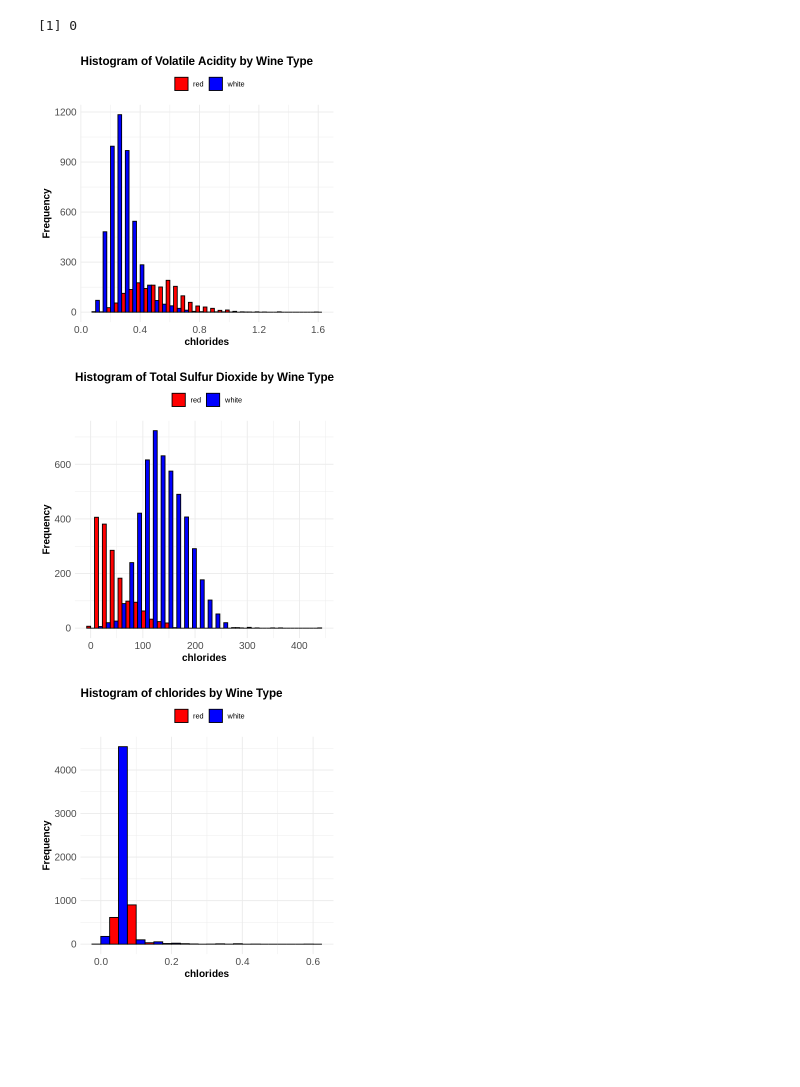
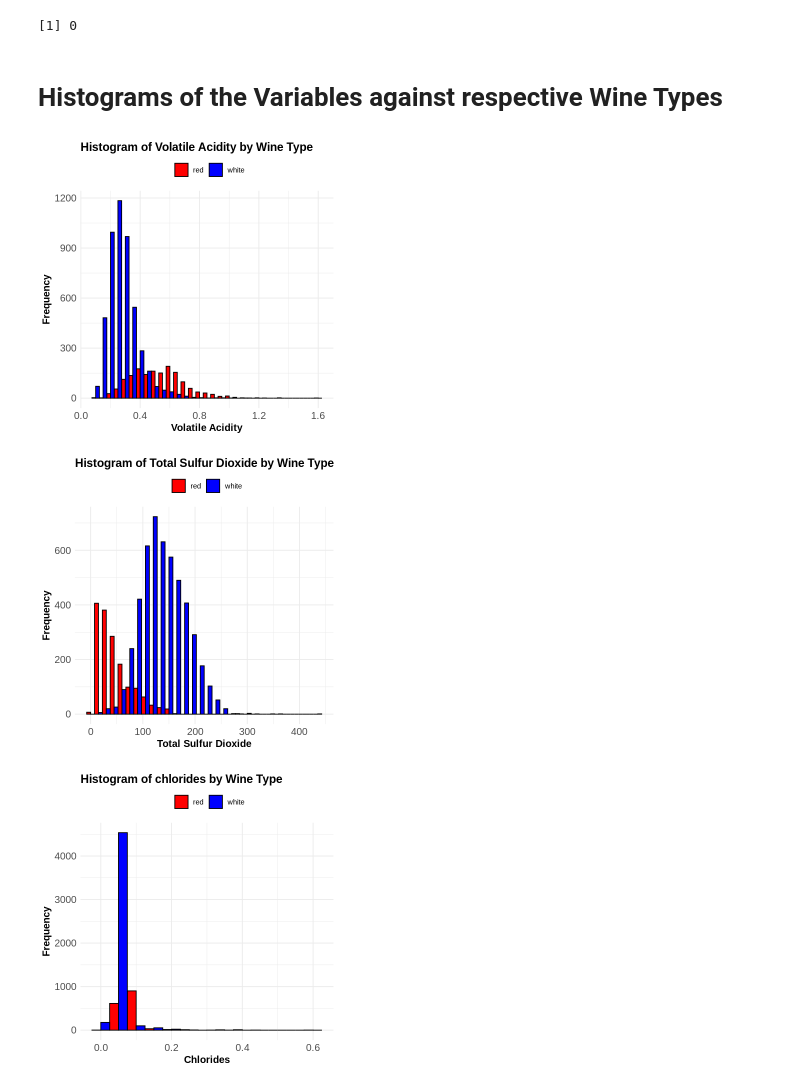
Before and after one commit to VivaanWadhwa/STAT201_GROUP18, a Jupyter notebook: project_proposal_group18.ipynb, the cells around one changed output. Saved outputs shown, nothing was run; the diff lists cells and outputs as text; code cells hidden in the pictures; blank space fills up the shorter version.

Commit message:
Added commenting/titles and another EDA plot

```diff
--- a/project_proposal_group18.ipynb
+++ b/project_proposal_group18.ipynb
@@ -57,10 +70,14 @@ A tibble: 6 × 4
 | red | 0.70 | 34 | 0.076 |
 | red | 0.66 | 40 | 0.075 |
 [1] 0
+# %% [markdown]
+# Histograms of the Variables against respective Wine Types
 # %%
+# Histogram of volatile acidity against the respective wine type
+
 ggplot(wine_data, aes(x = volatile.acidity, fill = type)) +
   geom_histogram(binwidth = 0.05, position = "dodge", color = "black") +
-  labs(title = paste("Histogram of Volatile Acidity by Wine Type"), x = feature, y = "Frequency") +
+  labs(title = paste("Histogram of Volatile Acidity by Wine Type"), x = "Volatile Acidity", y = "Frequency") +
   scale_fill_manual(values = c("red" = "red", "white" = "blue")) +
   theme_minimal() +
   theme(legend.title = element_blank(),
@@ -69,20 +86,20 @@ ggplot(wine_data, aes(x = volatile.acidity, fill = type)) +
         axis.text = element_text(size = 12),  # Axis label text size
         axis.title = element_text(size = 12, face = "bold"))
 # %% [output]
-[figure, old version]
+[figure, new version]
 # %%
 ggplot(wine_data, aes(x = total.sulfur.dioxide, fill = type)) +
   geom_histogram(binwidth = 15, position = "dodge", color = "black") +
-  labs(title = paste("Histogram of Total Sulfur Dioxide by Wine Type"), x = feature, y = "Frequency") +
+  labs(title = paste("Histogram of Total Sulfur Dioxide by Wine Type"), x = "Total Sulfur Dioxide", y = "Frequency") +
   scale_fill_manual(values = c("red" = "red", "white" = "blue")) +
   theme_minimal() +
   theme(legend.title = element_blank(),
         legend.position = "top",  # Change the legend position
         plot.title = element_text(size = 14, face = "bold"),  # Title style
         axis.text = element_text(size = 12),  # Axis label text size
         axis.title = element_text(size = 12, face = "bold"))
 # %% [output]
-[figure, old version]
+[figure, new version]
 # %%
 ggplot(wine_data, aes(x = chlorides, fill = type)) +
   geom_histogram(binwidth = 0.05, position = "dodge", color = "black") +
```
Also changed, not shown: parts of 10 cells of this notebook, 1 other file.
